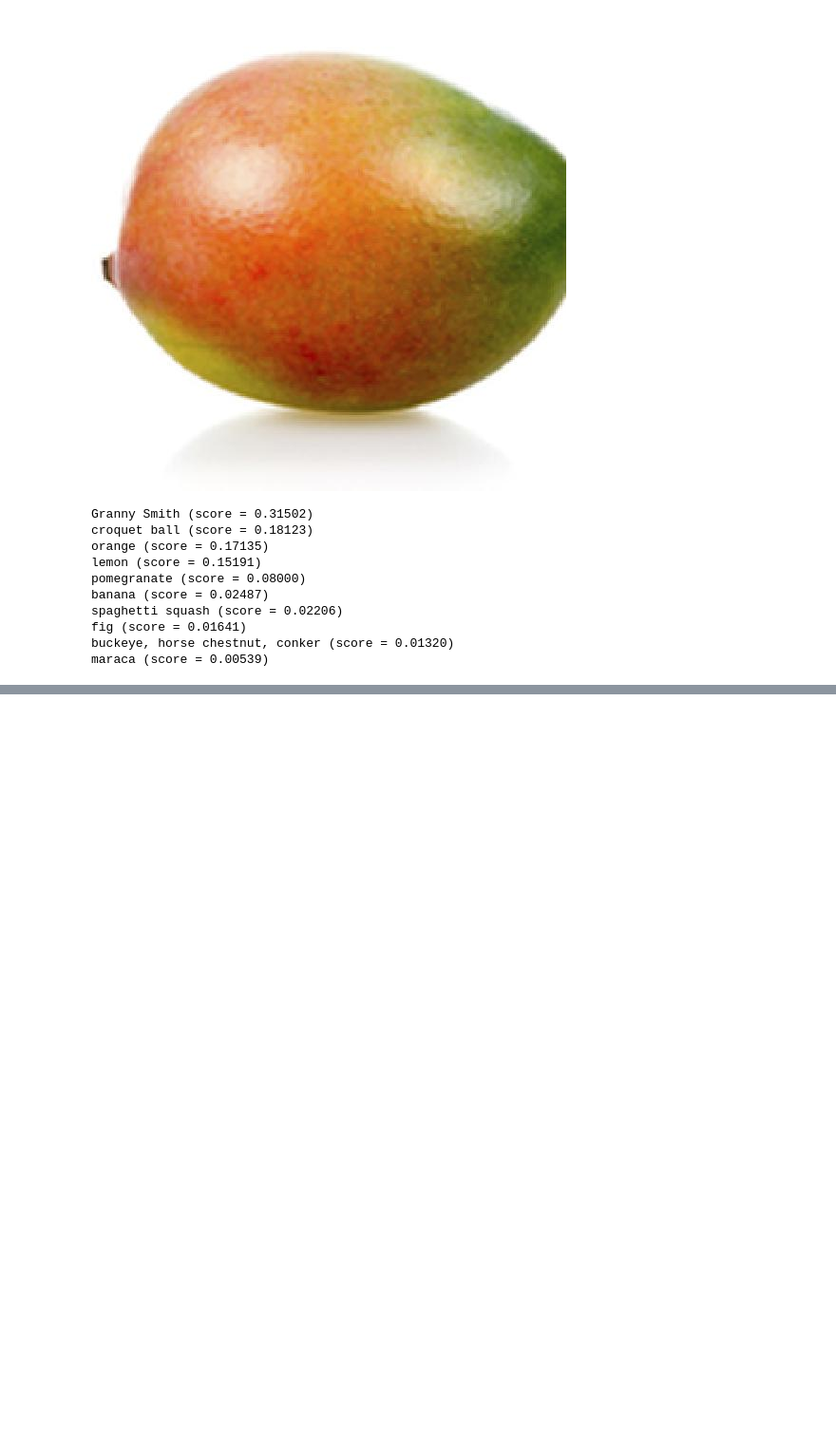
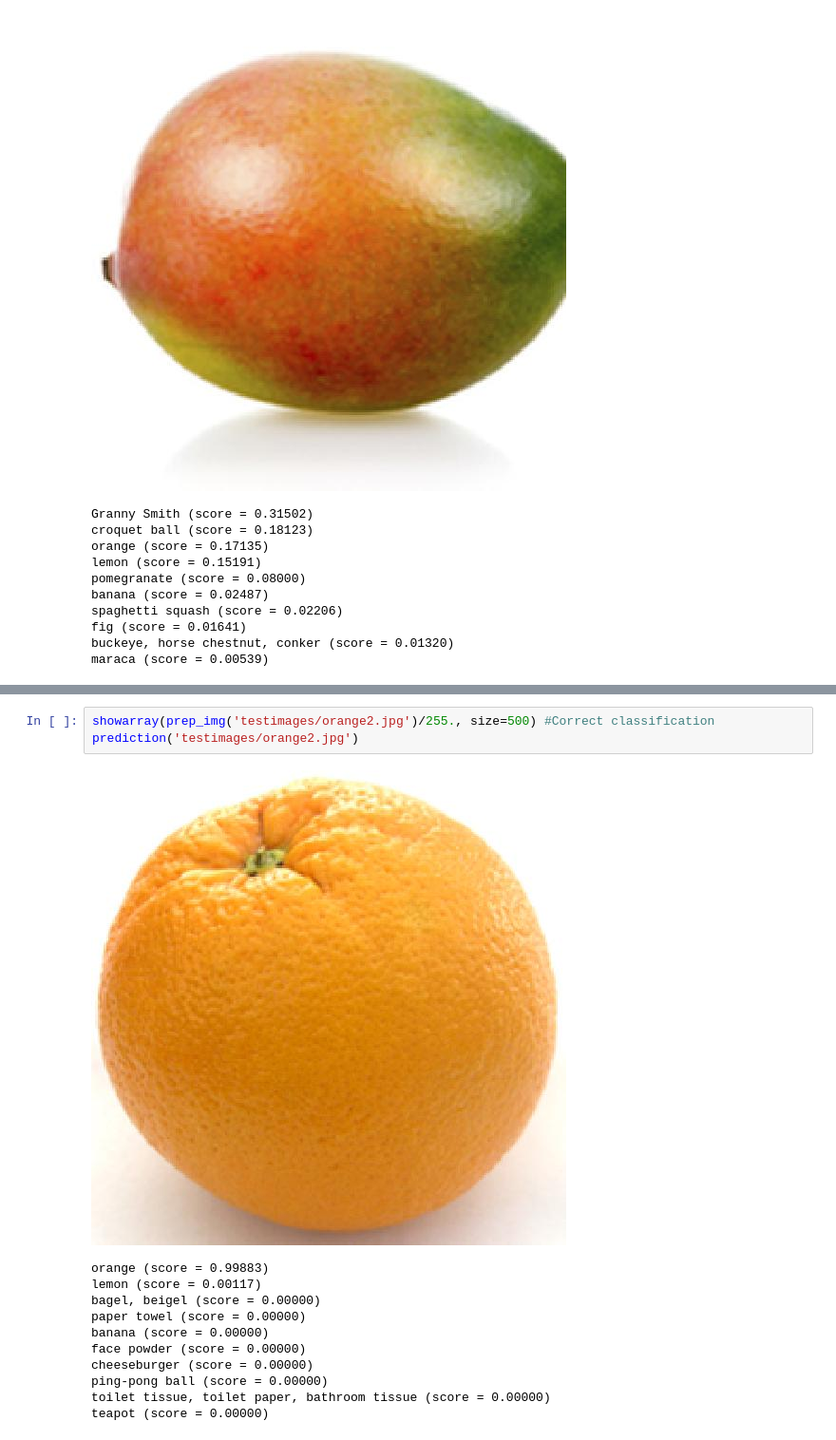
Before and after one commit to SubhankarGhosh/Neural-Net-Tensorflow, a Jupyter notebook: Inception Model to classify objects.ipynb, the cells around one changed output, grey strips where cells are left out. Shown at 95% size. Cells and saved outputs as stored; diff of their text form; blank space fills up the shorter version.

```diff
--- a/Inception Model to classify objects.ipynb
+++ b/Inception Model to classify objects.ipynb
@@ -269,0 +300,15 @@ maraca (score = 0.00539)
+# %%
+showarray(prep_img('testimages/orange2.jpg')/255., size=500) #Correct classification
+prediction('testimages/orange2.jpg')
+# %% [output]
+[figure, added]
+orange (score = 0.99883)
+lemon (score = 0.00117)
+bagel, beigel (score = 0.00000)
+paper towel (score = 0.00000)
+banana (score = 0.00000)
+face powder (score = 0.00000)
+cheeseburger (score = 0.00000)
+ping-pong ball (score = 0.00000)
+toilet tissue, toilet paper, bathroom tissue (score = 0.00000)
+teapot (score = 0.00000)
```
Also changed, not shown: parts of 2 cells of this notebook, 3 other files.
